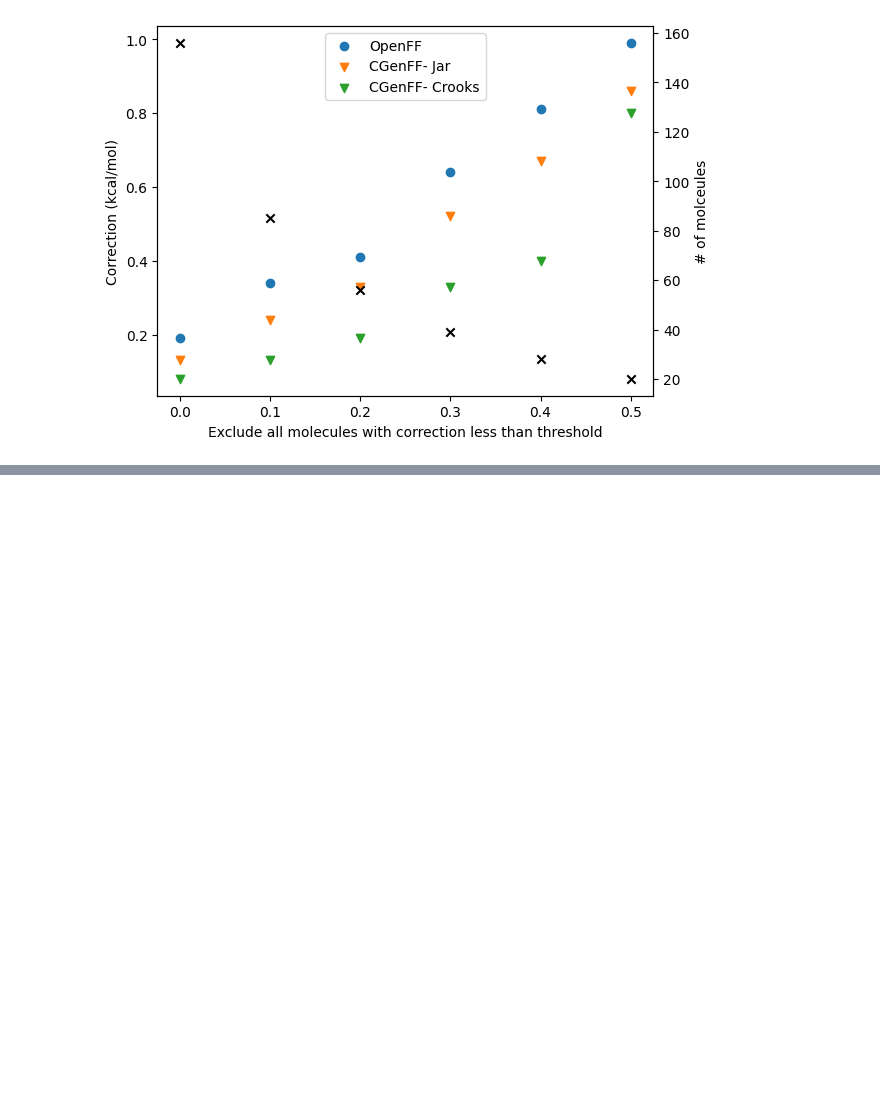
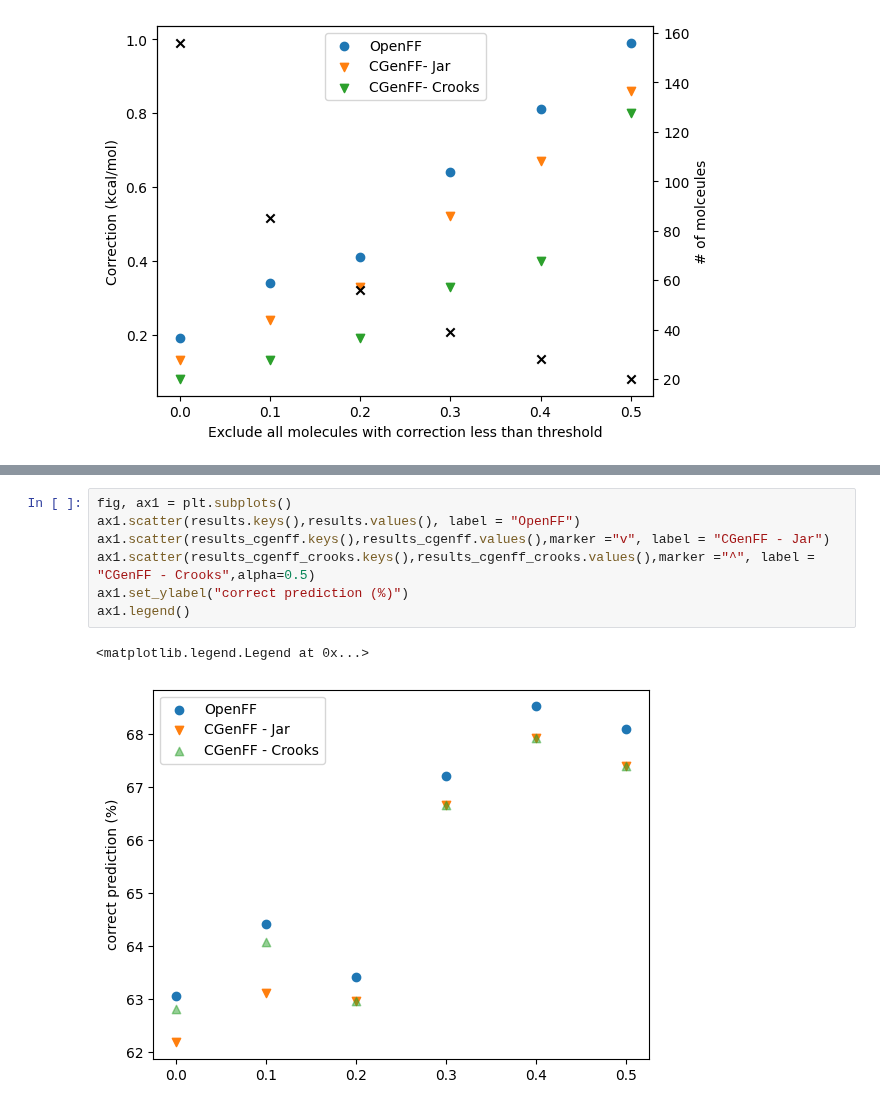
Before and after one commit to JohannesKarwou/notebooks, a Jupyter notebook: combinedDataset.ipynb, the cells around one changed output, grey strips where cells are left out. Cells and saved outputs as stored; diff of their text form; blank space fills up the shorter version.

```diff
--- a/combinedDataset.ipynb
+++ b/combinedDataset.ipynb
@@ -191,0 +289,10 @@ ax1.legend(frameon=True,loc="upper center")
+# %%
+fig, ax1 = plt.subplots()
+ax1.scatter(results.keys(),results.values(), label = "OpenFF")
+ax1.scatter(results_cgenff.keys(),results_cgenff.values(),marker ="v", label = "CGenFF - Jar")
+ax1.scatter(results_cgenff_crooks.keys(),results_cgenff_crooks.values(),marker ="^", label = "CGenFF - Crooks",alpha=0.5)
+ax1.set_ylabel("correct prediction (%)")
+ax1.legend()
+# %% [output]
+<matplotlib.legend.Legend at 0x...>
+[figure, added]
```
Also changed, not shown: parts of 9 cells of this notebook.
